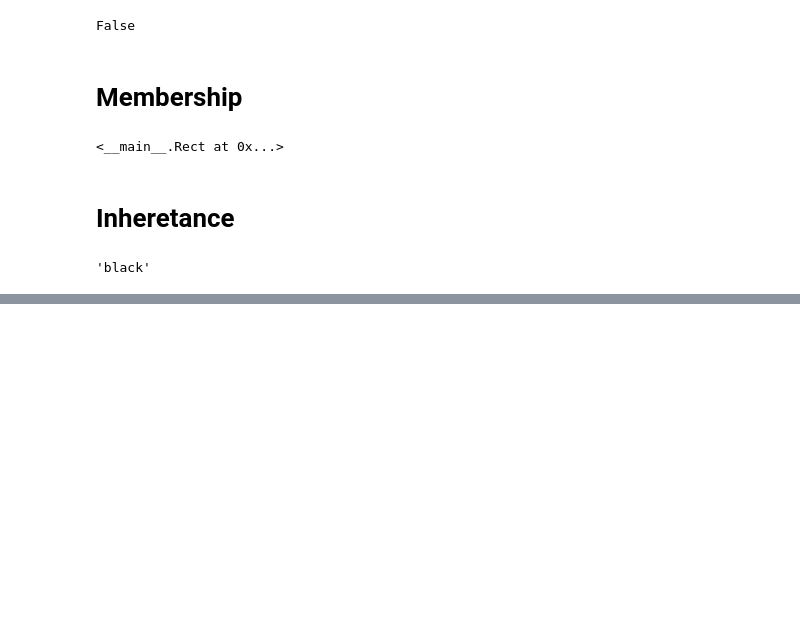
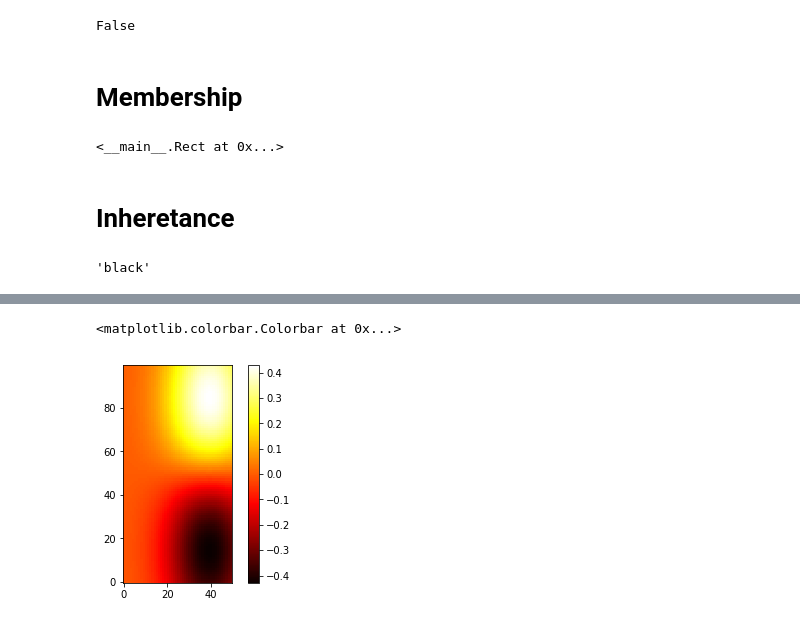
Before and after one commit to dibondar/QuantumClassicalDynamics, a Jupyter notebook: Introduction to Python.ipynb, the cells around one changed output, grey strips where cells are left out. Drawn from its saved outputs; the diff is of its cells as text; code cells hidden in the pictures; blank space fills up the shorter version.

```diff
--- a/Introduction to Python.ipynb
+++ b/Introduction to Python.ipynb
@@ -534,0 +686,8 @@ cp
+# %%
+x = np.linspace(-1., 1., 100)
+y = np.linspace(-2., 0.5, 50)
+z = np.linspace(-1, 1, 20)
+# %%
+x = x.reshape(-1, 1,) #[:, np.newaxis, np.newaxis]
+y = y.reshape(1, -1,) # [np.newaxis, :, np.newaxis]
+#z = z[np.newaxis, np.newaxis, :]
@@ -534,0 +702,2 @@ cp
+# %%
+f = np.exp(-x ** 2 - y ** 2 )
@@ -534,0 +708,6 @@ cp
+# %%
+plt.imshow(f, origin=True, cmap='hot')
+plt.colorbar()
+# %% [output]
+<matplotlib.colorbar.Colorbar at 0x...>
+[figure, added]
```
Also changed, not shown: parts of 52 cells of this notebook.
